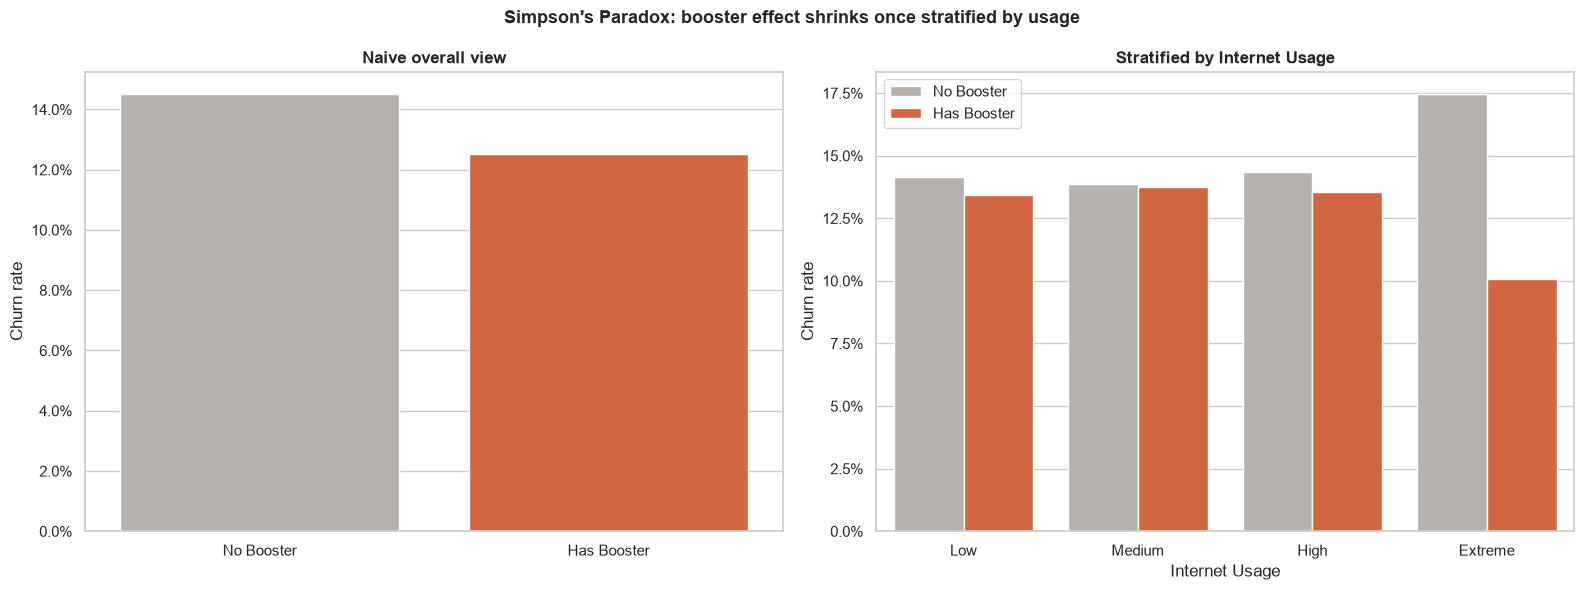
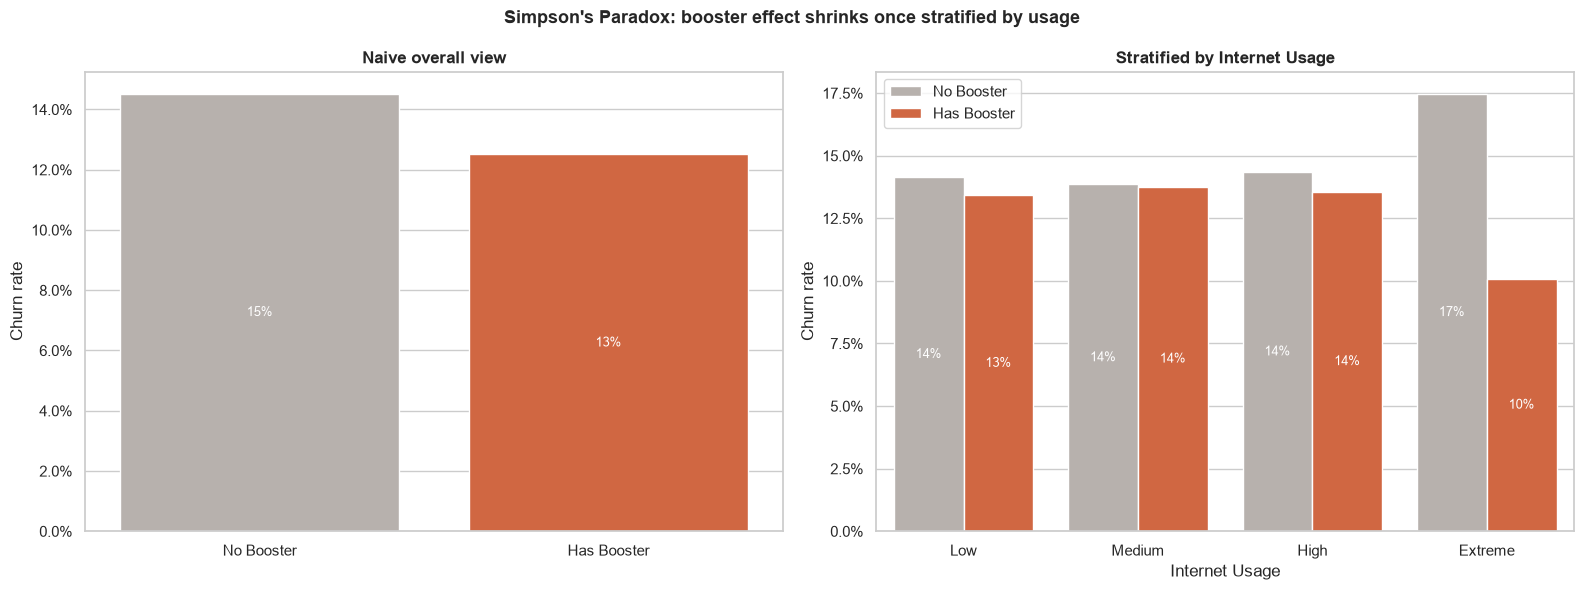
The change to this notebook cell's code, shown as a diff; its figure went from the first image to the second:
--- before
+++ after
@@ -22,4 +22,6 @@
 axes[0].set_xlabel("")
 axes[0].set_ylabel("Churn rate")
+for bar_group in axes[0].containers:
+    axes[0].bar_label(bar_group, fmt=lambda x: f"{x:.0%}", label_type="center", fontsize=FONT_SIZE_LABEL, color=FONT_COLOR_ON_BAR)
 
 # Right: stratified by usage
@@ -36,4 +38,6 @@
 axes[1].set_ylabel("Churn rate")
 axes[1].legend(title="")
+for bar_group in axes[1].containers:
+    axes[1].bar_label(bar_group, fmt=lambda x: f"{x:.0%}", label_type="center", fontsize=FONT_SIZE_LABEL, color=FONT_COLOR_ON_BAR)
 
 fig.suptitle(

Commit: unified style 2